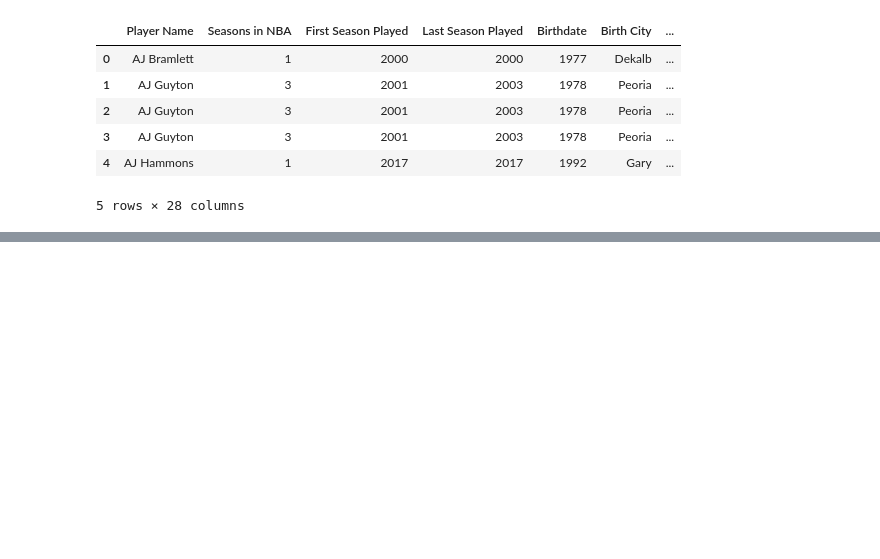
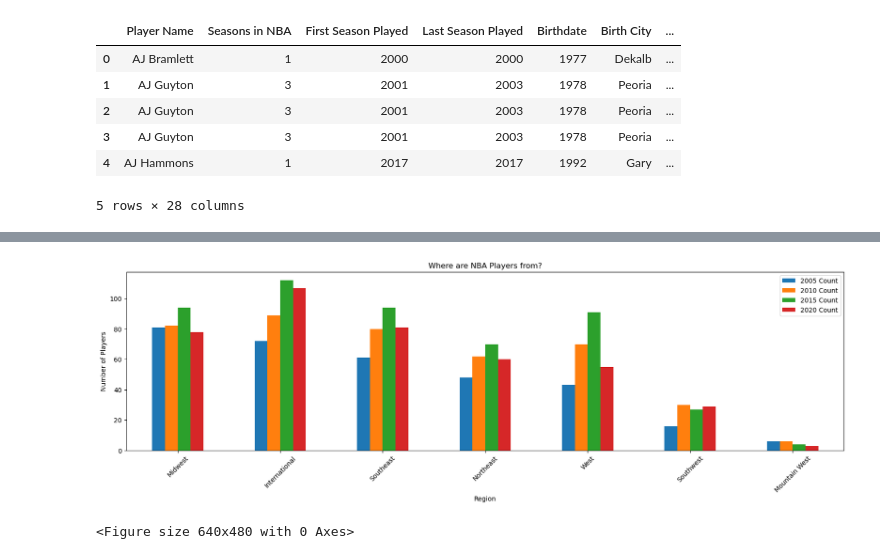
Before and after one commit to emitropoulos/Project-1, a Jupyter notebook: nba_analysis.ipynb, the cells around one changed output, grey strips where cells are left out. Cells and saved outputs as stored; diff of their text form; code cells hidden in the pictures; blank space fills up the shorter version.

Commit message:
Fixes on the Bar charts

```diff
--- a/nba_analysis.ipynb
+++ b/nba_analysis.ipynb
@@ -472,0 +410,12 @@ plt.tight_layout()
+# %%
+#Rename count column
+region_counts_2020 = region_counts_2020.rename(columns={'count': '2020 Count'})
+region_counts_2015 = region_counts_2015.rename(columns={'count': '2015 Count'})
+region_counts_2010 = region_counts_2010.rename(columns={'count': '2010 Count'})
+region_counts_2005 = region_counts_2005.rename(columns={'count': '2005 Count'})
+
+# Merge dataframes
+merged_5_year_data = pd.merge(region_counts_2005, region_counts_2010, on=["Region"], how ="inner")
+merged_5_year_data = pd.merge(merged_5_year_data, region_counts_2015, on=["Region"], how ="inner")
+merged_5_year_data = pd.merge(merged_5_year_data, region_counts_2020, on=["Region"], how ="inner")
+merged_5_year_data
@@ -472,0 +461,16 @@ plt.tight_layout()
+# %%
+# Pandas can also plot multiple columns if the DataFrame includes them
+multi_plot = merged_5_year_data.plot(kind="bar", figsize=(20,5))
+
+# PandasPlot.set_xticklabels() can be used to set the tick labels as well
+multi_plot.set_xticklabels(merged_5_year_data["Region"], rotation=45)
+
+plt.title("Where are NBA Players from?")
+plt.xlabel("Region")
+plt.ylabel("Number of Players")
+plt.show()
+plt.show()
+plt.tight_layout()
+# %% [output]
+[figure, added]
+<Figure size 640x480 with 0 Axes>
```
Also changed, not shown: parts of 17 cells of this notebook.
